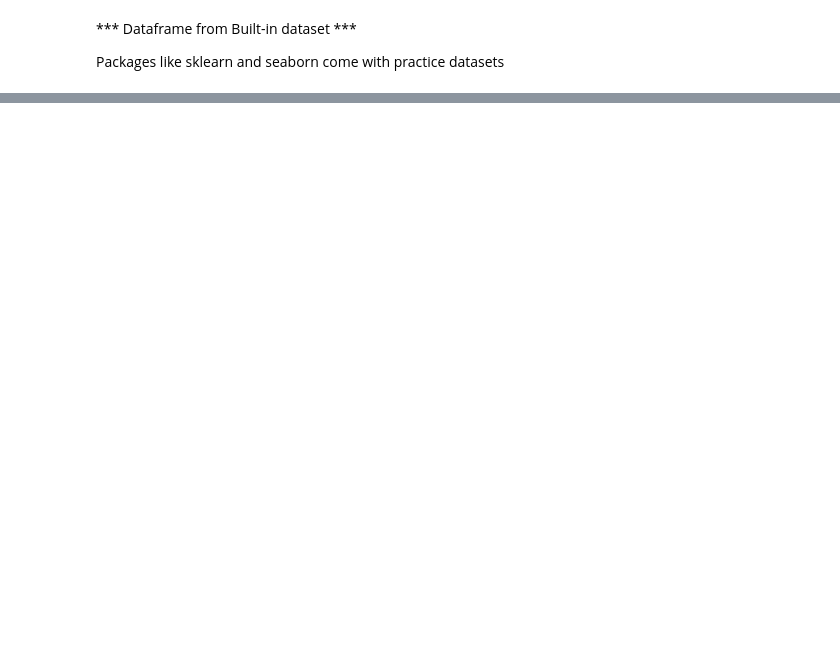
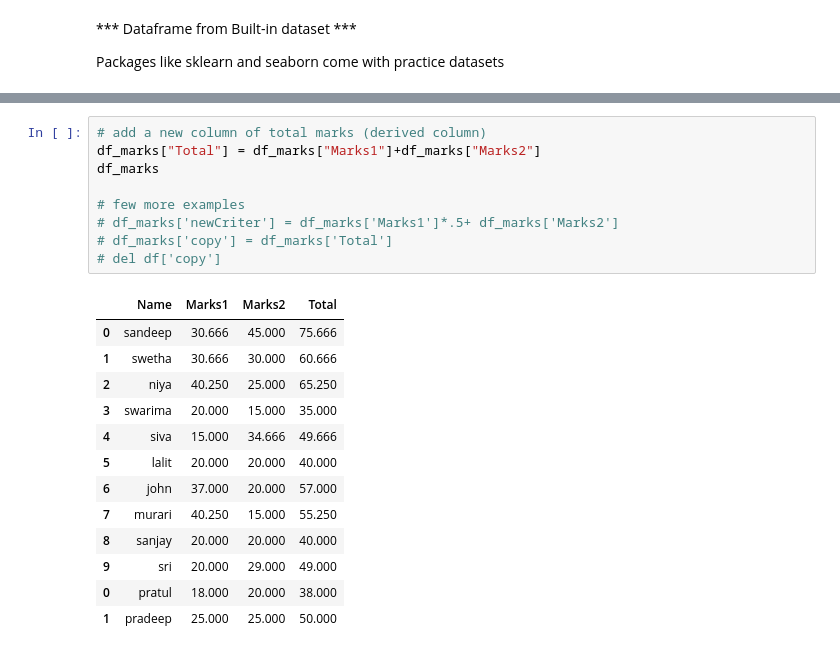
Before and after one commit to gridl/python-examples, a Jupyter notebook: panda-basic.ipynb, the cells around one changed output, grey strips where cells are left out. Cells and saved outputs as stored; diff of their text form; blank space fills up the shorter version.

```diff
--- a/panda-basic.ipynb
+++ b/panda-basic.ipynb
@@ -348,0 +581,23 @@ iris.feature_names
+# %%
+# add a new column of total marks (derived column)
+df_marks["Total"] = df_marks["Marks1"]+df_marks["Marks2"]
+df_marks
+
+# few more examples
+# df_marks['newCriter'] = df_marks['Marks1']*.5+ df_marks['Marks2']
+# df_marks['copy'] = df_marks['Total']
+# del df['copy']
+# %% [output]
+|  | Name | Marks1 | Marks2 | Total |
+| 0 | sandeep | 30.666 | 45.000 | 75.666 |
+| 1 | swetha | 30.666 | 30.000 | 60.666 |
+| 2 | niya | 40.250 | 25.000 | 65.250 |
+| 3 | swarima | 20.000 | 15.000 | 35.000 |
+| 4 | siva | 15.000 | 34.666 | 49.666 |
+| 5 | lalit | 20.000 | 20.000 | 40.000 |
+| 6 | john | 37.000 | 20.000 | 57.000 |
+| 7 | murari | 40.250 | 15.000 | 55.250 |
+| 8 | sanjay | 20.000 | 20.000 | 40.000 |
+| 9 | sri | 20.000 | 29.000 | 49.000 |
+| 0 | pratul | 18.000 | 20.000 | 38.000 |
+| 1 | pradeep | 25.000 | 25.000 | 50.000 |
```
Also changed, not shown: parts of 24 cells of this notebook, 2 other files.
